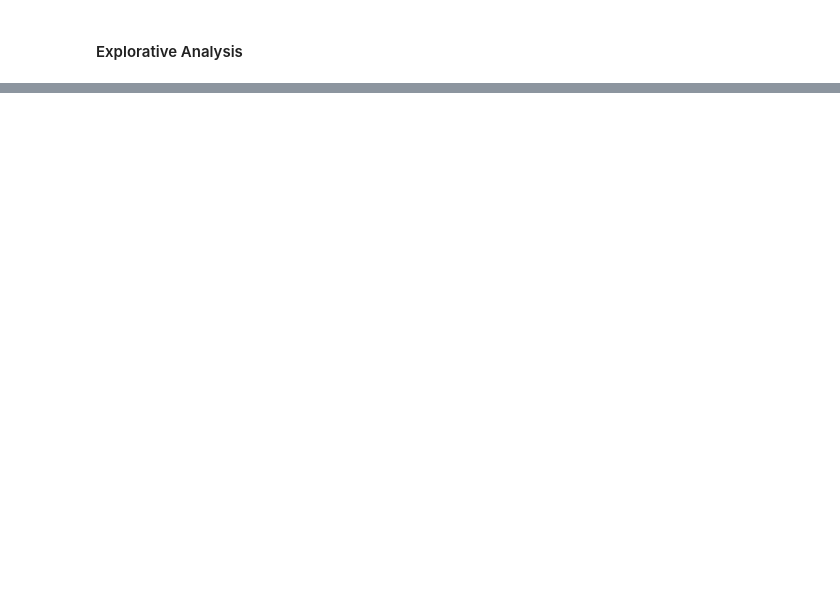
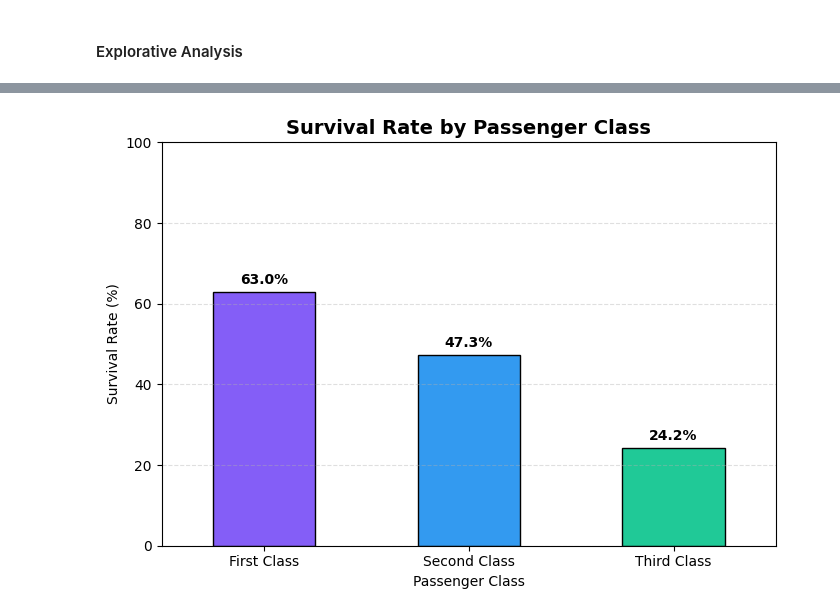
Before and after one commit to ntn7898/Titanic-Prediction, a Jupyter notebook: titanic_project.ipynb, the cells around one changed output, grey strips where cells are left out. Cells and saved outputs as stored; diff of their text form; code cells hidden in the pictures; blank space fills up the shorter version.

```diff
--- a/titanic_project.ipynb
+++ b/titanic_project.ipynb
@@ -159,0 +360,41 @@ Minimum Fare: $0.0
+# %%
+class_survival = (
+    train.groupby('Pclass')['Survived']
+    .mean() * 100
+)
+
+class_survival.index = [
+    'First Class',
+    'Second Class',
+    'Third Class'
+]
+
+colors = ['#845EF7', '#339AF0', '#20C997']
+
+ax = class_survival.plot(
+    kind='bar',
+    color=colors,
+    edgecolor='black',
+    figsize=(7, 5)
+)
+
+plt.title('Survival Rate by Passenger Class', fontsize=14, fontweight='bold')
+plt.xlabel('Passenger Class')
+plt.ylabel('Survival Rate (%)')
+plt.xticks(rotation=0)
+plt.ylim(0, 100)
+plt.grid(axis='y', linestyle='--', alpha=0.4)
+
+for i, value in enumerate(class_survival):
+    ax.text(
+        i,
+        value + 2,
+        f'{value:.1f}%',
+        ha='center',
+        fontweight='bold'
+    )
+
+plt.tight_layout()
+plt.show()
+# %% [output]
+[figure, added]
```
Also changed, not shown: parts of 22 cells of this notebook.
